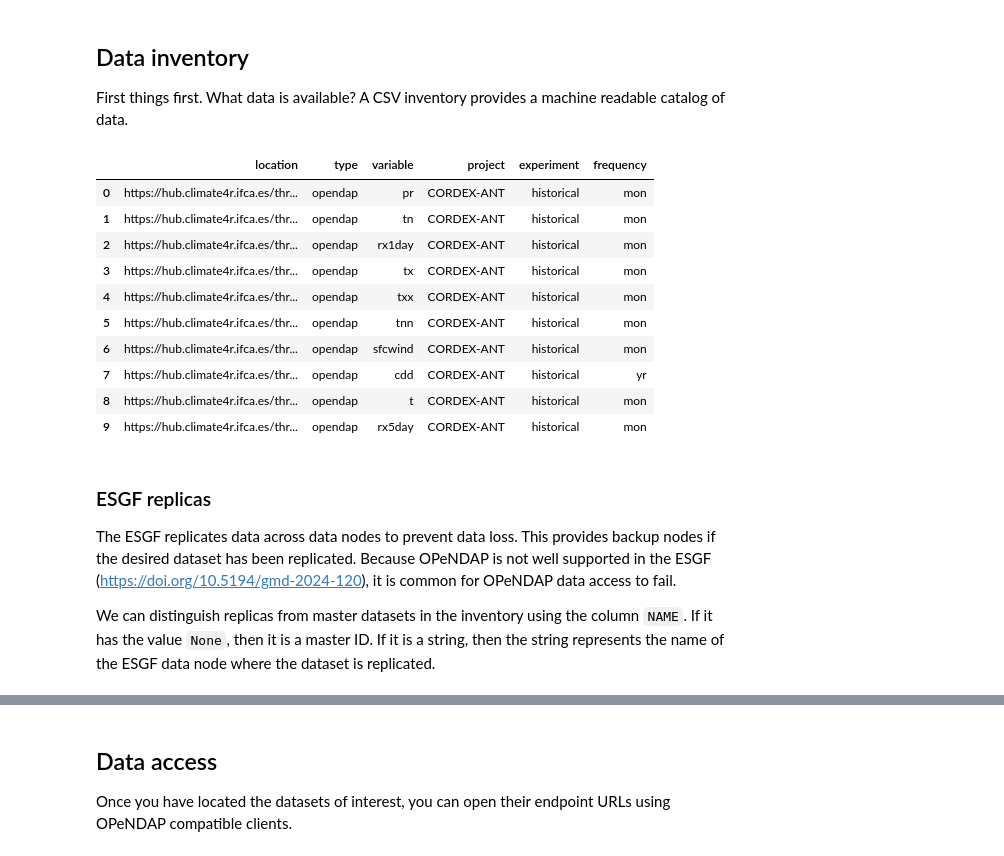
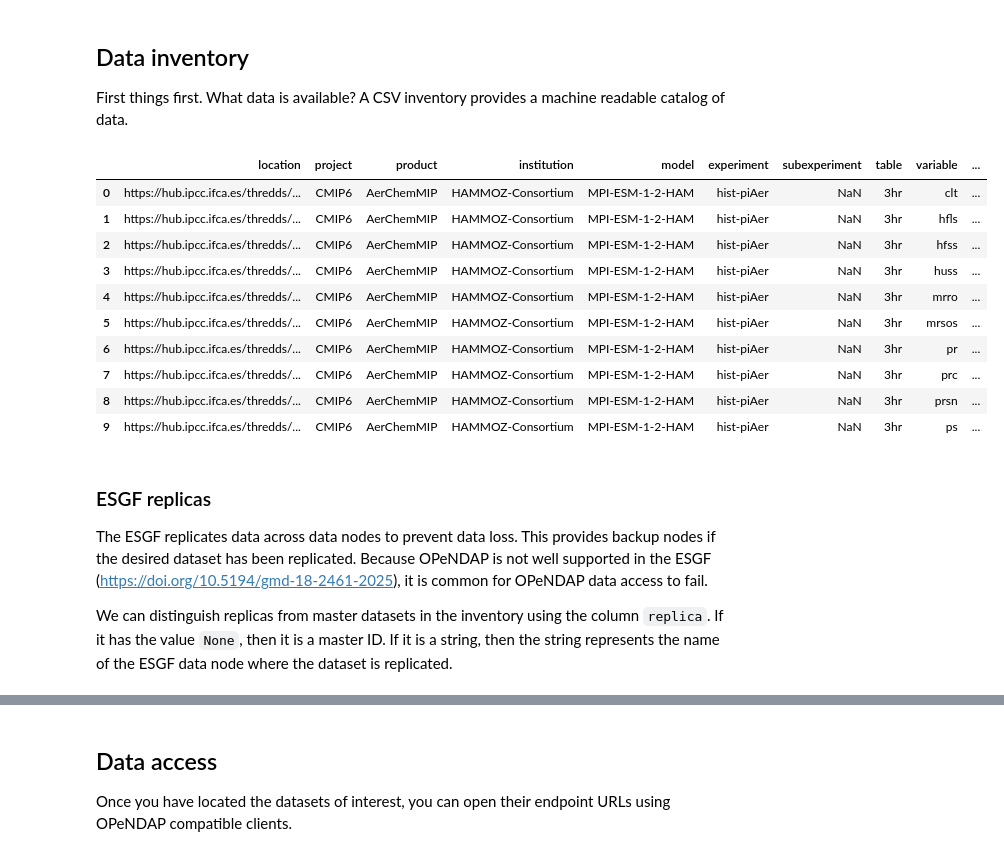
Before and after one commit to zequihg50/science-gateway-esgf, a Jupyter notebook: notebooks/getting-started.ipynb, the cells around one changed output, grey strips where cells are left out. Saved outputs shown, nothing was run; the diff lists cells and outputs as text; code cells hidden in the pictures.

```diff
--- a/notebooks/getting-started.ipynb
+++ b/notebooks/getting-started.ipynb
@@ -22,23 +17,23 @@ dask.config.set(scheduler="processes")
 
 First things first. What data is available? A CSV inventory provides a machine readable catalog of data.
 # %%
-df = pd.read_csv("https://raw.githubusercontent.com/SantanderMetGroup/IPCC-Atlas-Datalab/refs/heads/main/data_inventory.csv")
+df = pd.read_csv("https://hub.climate4r.ifca.es/thredds/fileServer/public/inventory.csv.zip")
 df[:10]
 # %% [output]
-|  | location | type | variable | project | experiment | frequency |
-| 0 | https://hub.climate4r.ifca.es/thr... | opendap | pr | CORDEX-ANT | historical | mon |
-| 1 | https://hub.climate4r.ifca.es/thr... | opendap | tn | CORDEX-ANT | historical | mon |
-| 2 | https://hub.climate4r.ifca.es/thr... | opendap | rx1day | CORDEX-ANT | historical | mon |
-| 3 | https://hub.climate4r.ifca.es/thr... | opendap | tx | CORDEX-ANT | historical | mon |
-| 4 | https://hub.climate4r.ifca.es/thr... | opendap | txx | CORDEX-ANT | historical | mon |
-| 5 | https://hub.climate4r.ifca.es/thr... | opendap | tnn | CORDEX-ANT | historical | mon |
-| 6 | https://hub.climate4r.ifca.es/thr... | opendap | sfcwind | CORDEX-ANT | historical | mon |
-| 7 | https://hub.climate4r.ifca.es/thr... | opendap | cdd | CORDEX-ANT | historical | yr |
-| 8 | https://hub.climate4r.ifca.es/thr... | opendap | t | CORDEX-ANT | historical | mon |
-| 9 | https://hub.climate4r.ifca.es/thr... | opendap | rx5day | CORDEX-ANT | historical | mon |
+|  | location | project | product | institution | model | experiment | subexperiment | table | variable | ... |
+| 0 | https://hub.ipcc.ifca.es/thredds/... | CMIP6 | AerChemMIP | HAMMOZ-Consortium | MPI-ESM-1-2-HAM | hist-piAer | NaN | 3hr | clt | ... |
+| 1 | https://hub.ipcc.ifca.es/thredds/... | CMIP6 | AerChemMIP | HAMMOZ-Consortium | MPI-ESM-1-2-HAM | hist-piAer | NaN | 3hr | hfls | ... |
+| 2 | https://hub.ipcc.ifca.es/thredds/... | CMIP6 | AerChemMIP | HAMMOZ-Consortium | MPI-ESM-1-2-HAM | hist-piAer | NaN | 3hr | hfss | ... |
+| 3 | https://hub.ipcc.ifca.es/thredds/... | CMIP6 | AerChemMIP | HAMMOZ-Consortium | MPI-ESM-1-2-HAM | hist-piAer | NaN | 3hr | huss | ... |
+| 4 | https://hub.ipcc.ifca.es/thredds/... | CMIP6 | AerChemMIP | HAMMOZ-Consortium | MPI-ESM-1-2-HAM | hist-piAer | NaN | 3hr | mrro | ... |
+| 5 | https://hub.ipcc.ifca.es/thredds/... | CMIP6 | AerChemMIP | HAMMOZ-Consortium | MPI-ESM-1-2-HAM | hist-piAer | NaN | 3hr | mrsos | ... |
+| 6 | https://hub.ipcc.ifca.es/thredds/... | CMIP6 | AerChemMIP | HAMMOZ-Consortium | MPI-ESM-1-2-HAM | hist-piAer | NaN | 3hr | pr | ... |
+| 7 | https://hub.ipcc.ifca.es/thredds/... | CMIP6 | AerChemMIP | HAMMOZ-Consortium | MPI-ESM-1-2-HAM | hist-piAer | NaN | 3hr | prc | ... |
+| 8 | https://hub.ipcc.ifca.es/thredds/... | CMIP6 | AerChemMIP | HAMMOZ-Consortium | MPI-ESM-1-2-HAM | hist-piAer | NaN | 3hr | prsn | ... |
+| 9 | https://hub.ipcc.ifca.es/thredds/... | CMIP6 | AerChemMIP | HAMMOZ-Consortium | MPI-ESM-1-2-HAM | hist-piAer | NaN | 3hr | ps | ... |
 # %% [markdown]
 ### ESGF replicas
 
-The ESGF replicates data across data nodes to prevent data loss. This provides backup nodes if the desired dataset has been replicated. Because OPeNDAP is not well supported in the ESGF (https://doi.org/10.5194/gmd-2024-120), it is common for OPeNDAP data access to fail.
+The ESGF replicates data across data nodes to prevent data loss. This provides backup nodes if the desired dataset has been replicated. Because OPeNDAP is not well supported in the ESGF (https://doi.org/10.5194/gmd-18-2461-2025), it is common for OPeNDAP data access to fail.
 
-We can distinguish replicas from master datasets in the inventory using the column `NAME`. If it has the value `None`, then it is a master ID. If it is a string, then the string represents the name of the ESGF data node where the dataset is replicated.
+We can distinguish replicas from master datasets in the inventory using the column `replica`. If it has the value `None`, then it is a master ID. If it is a string, then the string represents the name of the ESGF data node where the dataset is replicated.
```
Also changed, not shown: parts of 21 cells of this notebook, 21 other files.
